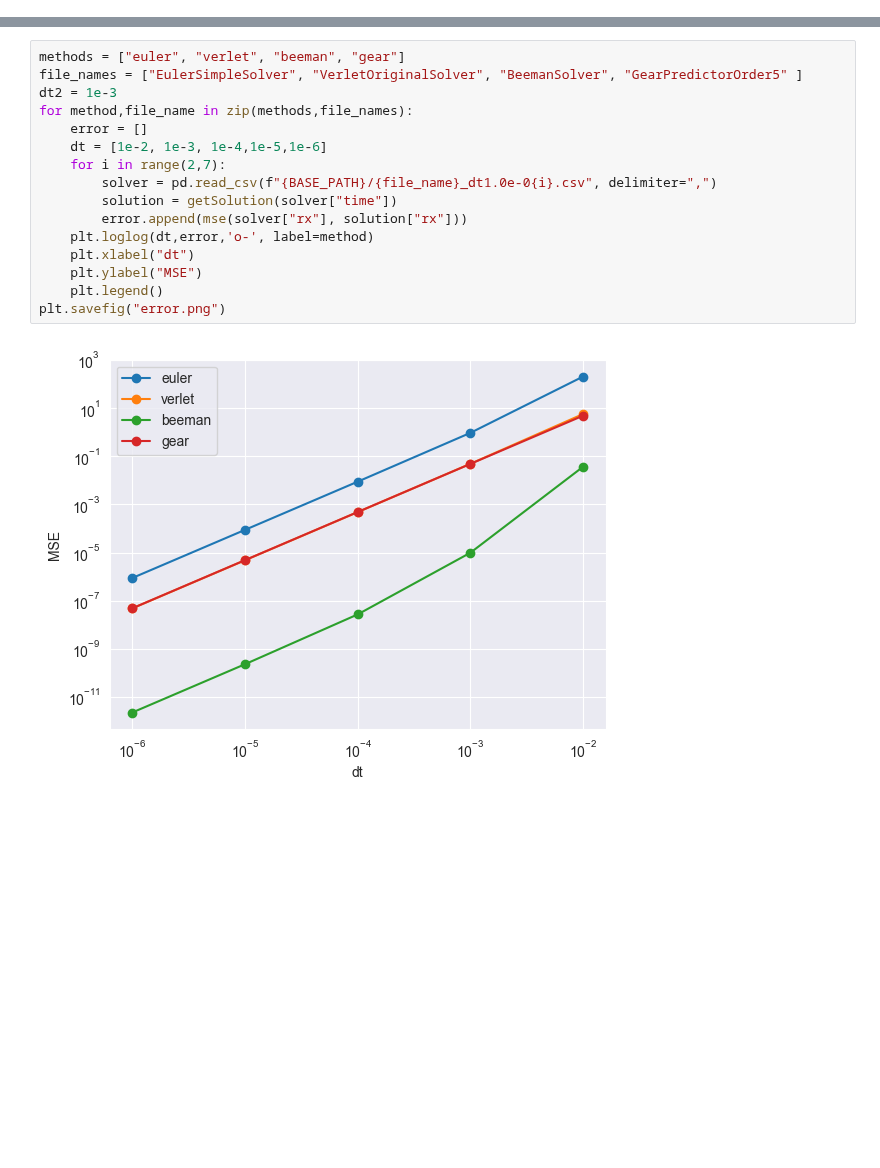
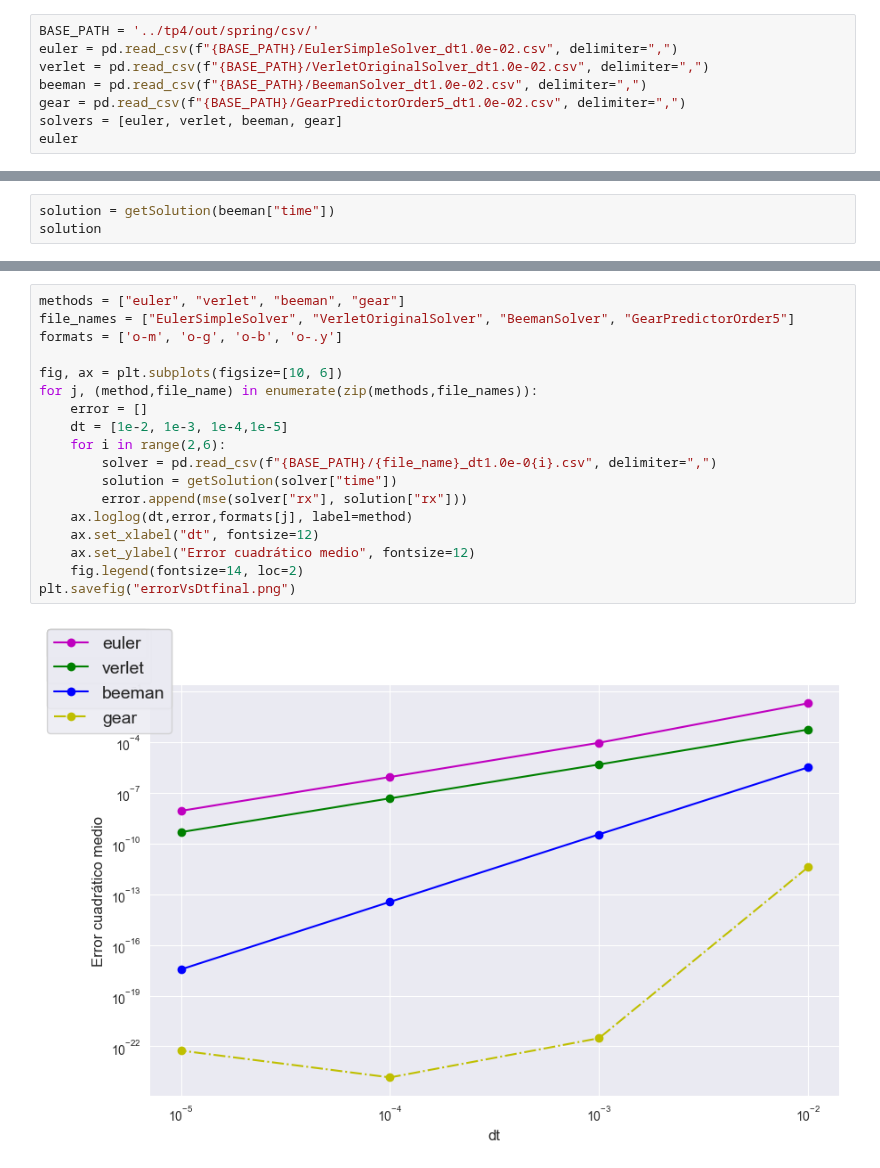
Before and after one commit to shadad00/Simulacion-de-sistemas, a Jupyter notebook: notebooks/TP4.ipynb, the cells around one changed output, grey strips where cells are left out. Cells and saved outputs as stored; diff of their text form; blank space fills up the shorter version.

```diff
--- a/notebooks/TP4.ipynb
+++ b/notebooks/TP4.ipynb
@@ -98,0 +55,8 @@ fig.tight_layout()
+# %%
+BASE_PATH = '../tp4/out/spring/csv/'
+euler = pd.read_csv(f"{BASE_PATH}/EulerSimpleSolver_dt1.0e-02.csv", delimiter=",")
+verlet = pd.read_csv(f"{BASE_PATH}/VerletOriginalSolver_dt1.0e-02.csv", delimiter=",")
+beeman = pd.read_csv(f"{BASE_PATH}/BeemanSolver_dt1.0e-02.csv", delimiter=",")
+gear = pd.read_csv(f"{BASE_PATH}/GearPredictorOrder5_dt1.0e-02.csv", delimiter=",")
+solvers = [euler, verlet, beeman, gear]
+euler
@@ -98,0 +77,3 @@ fig.tight_layout()
+# %%
+solution = getSolution(beeman["time"])
+solution
@@ -116,18 +155,20 @@ Text(0.5, 0, 'Integral Solver')
 # %%
 methods = ["euler", "verlet", "beeman", "gear"]
-file_names = ["EulerSimpleSolver", "VerletOriginalSolver", "BeemanSolver", "GearPredictorOrder5" ]
-dt2 = 1e-3
-for method,file_name in zip(methods,file_names):
+file_names = ["EulerSimpleSolver", "VerletOriginalSolver", "BeemanSolver", "GearPredictorOrder5"]
+formats = ['o-m', 'o-g', 'o-b', 'o-.y']
+
+fig, ax = plt.subplots(figsize=[10, 6])
+for j, (method,file_name) in enumerate(zip(methods,file_names)):
     error = []
-    dt = [1e-2, 1e-3, 1e-4,1e-5,1e-6]
-    for i in range(2,7):
+    dt = [1e-2, 1e-3, 1e-4,1e-5]
+    for i in range(2,6):
         solver = pd.read_csv(f"{BASE_PATH}/{file_name}_dt1.0e-0{i}.csv", delimiter=",")
         solution = getSolution(solver["time"])
         error.append(mse(solver["rx"], solution["rx"]))
-    plt.loglog(dt,error,'o-', label=method)
-    plt.xlabel("dt")
-    plt.ylabel("MSE")
-    plt.legend()
-plt.savefig("error.png")
+    ax.loglog(dt,error,formats[j], label=method)
+    ax.set_xlabel("dt", fontsize=12)
+    ax.set_ylabel("Error cuadrático medio", fontsize=12)
+    fig.legend(fontsize=14, loc=2)
+plt.savefig("errorVsDtfinal.png")
 # %% [output]
-[figure, old version]
+[figure, new version]
```
Also changed, not shown: parts of 12 cells of this notebook, 3 other files.
